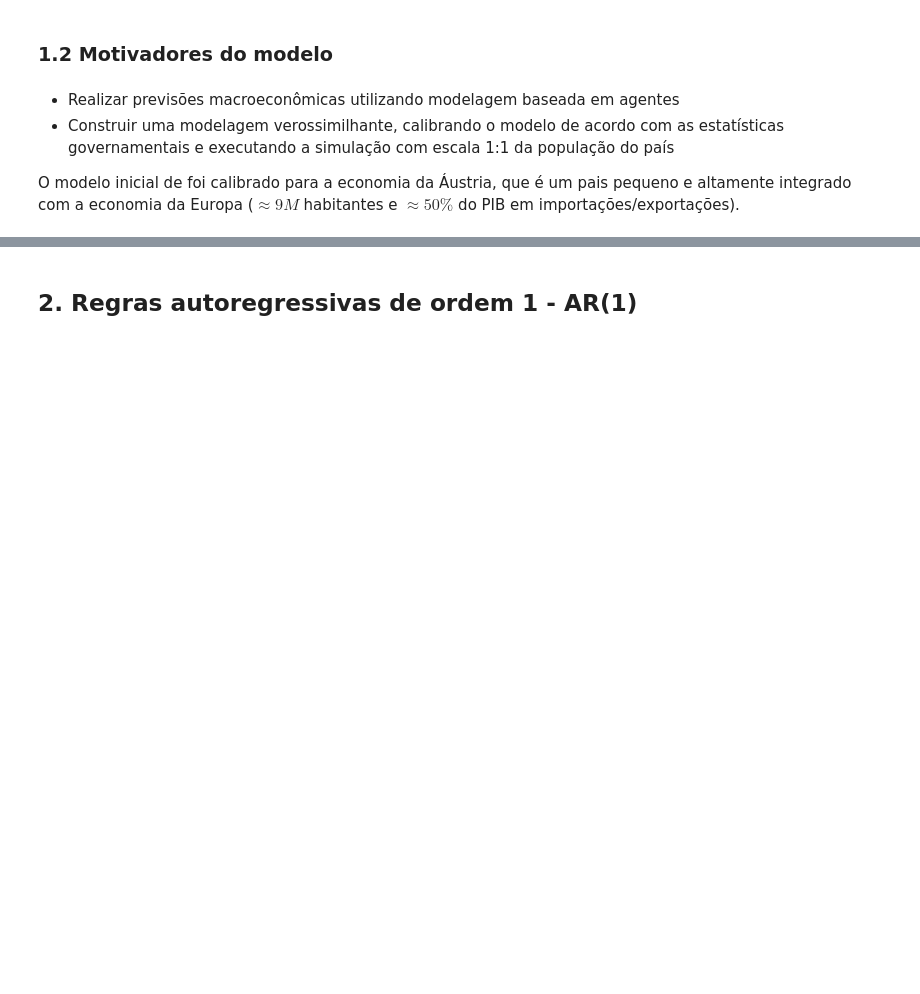
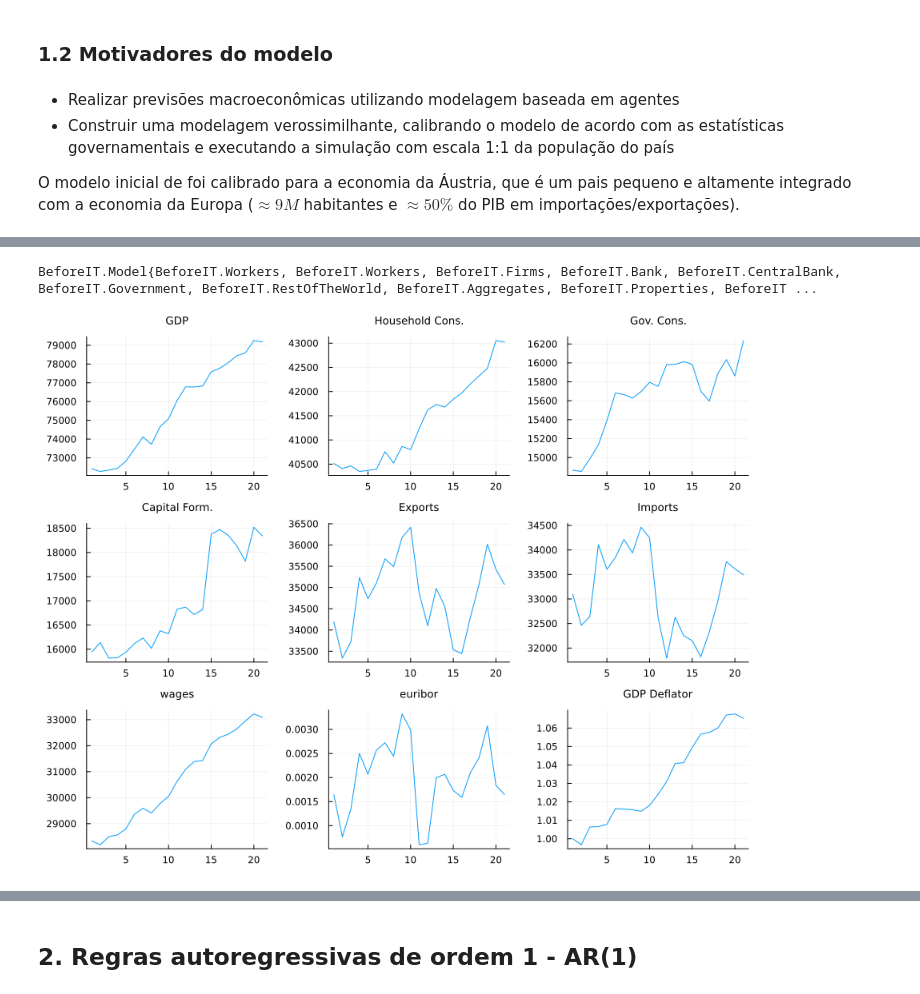
Before and after one commit to danielbandrade/BeforeIT-dba, a Jupyter notebook: dba-studies/seminario-economia/conteúdo-seminario.ipynb, the cells around one changed output, grey strips where cells are left out. Drawn from its saved outputs; the diff is of its cells as text; code cells hidden in the pictures; blank space fills up the shorter version.

```diff
--- a/dba-studies/seminario-economia/conteúdo-seminario.ipynb
+++ b/dba-studies/seminario-economia/conteúdo-seminario.ipynb
@@ -90,0 +76,24 @@ Abaixo, vamos veremos a progressão de algumas dessas varíaveis a partir de uma
+# %%
+T_horizon = 20 # 20 trimestres / 5 anos
+Random.seed!(123)
+Bit.run!(model, T_horizon);
+# %% [output]
+BeforeIT.Model{BeforeIT.Workers, BeforeIT.Workers, BeforeIT.Firms, BeforeIT.Bank, BeforeIT.CentralBank, BeforeIT.Government, BeforeIT.RestOfTheWorld, BeforeIT.Aggregates, BeforeIT.Properties, BeforeIT ...
+# %%
+ps = Bit.plot_data(
+        begin model end,
+        quantities = [
+            :real_gdp,
+            :real_household_consumption,
+            :real_government_consumption,
+            :real_capitalformation,
+            :real_exports,
+            :real_imports,
+            :wages,
+            :euribor,
+            :gdp_deflator,
+        ],
+    )
+    plot(ps..., layout = (3, 3), size = (900, 700))
+# %% [output]
+[figure, added]
```
Also changed, not shown: parts of 17 cells of this notebook, 1 other file.
